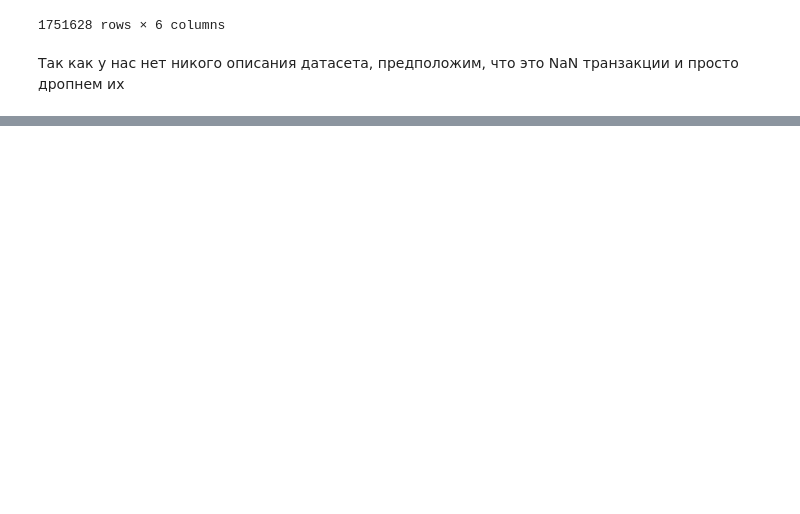
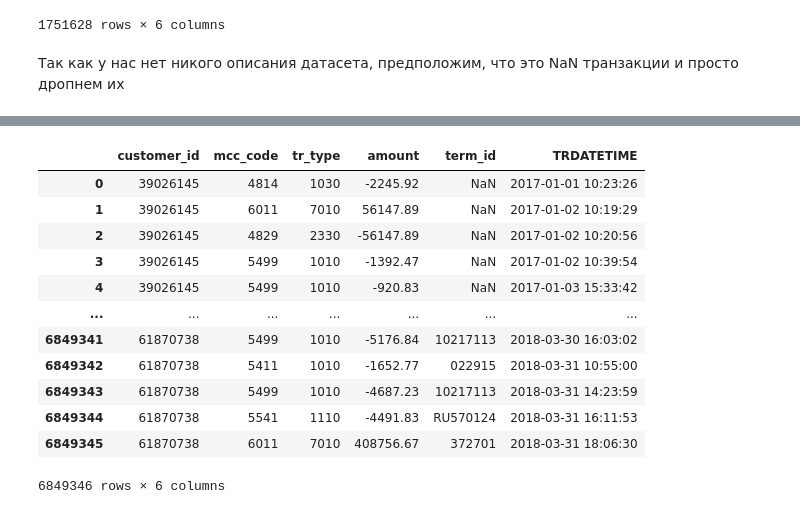
Before and after one commit to nokiroki/NLP-Transactions, a Jupyter notebook: notebooks/data_analysis.ipynb, the cells around one changed output, grey strips where cells are left out. Cells and saved outputs as stored; diff of their text form; code cells hidden in the pictures; blank space fills up the shorter version.

```diff
--- a/notebooks/data_analysis.ipynb
+++ b/notebooks/data_analysis.ipynb
@@ -108,0 +145,41 @@ df_transactions
+# %%
+def convert_to_daytime(series: pd.Series):
+    datetime_strange_format: str = series[0]
+    day, time = datetime_strange_format.split(' ')
+    day = int(day)
+    day += 1
+
+    if day <= 365:
+        year = '2017'
+    else:
+        day -= 365
+        year = '2018'
+    return f'{year}-{day} {time}'
+# %%
+df_transactions['TRDATETIME'] = \
+    df_transactions[['tr_datetime']].apply(
+        convert_to_daytime,
+        axis = 1
+    )
+df_transactions['TRDATETIME'] = pd.to_datetime(
+    df_transactions['TRDATETIME'],
+    format='%Y-%j %H:%M:%S'
+)
+
+df_transactions.drop(columns='tr_datetime', axis=1, inplace=True)
+# %%
+df_transactions
+# %% [output]
+|  | customer_id | mcc_code | tr_type | amount | term_id | TRDATETIME |
+| 0 | 39026145 | 4814 | 1030 | -2245.92 | NaN | 2017-01-01 10:23:26 |
+| 1 | 39026145 | 6011 | 7010 | 56147.89 | NaN | 2017-01-02 10:19:29 |
+| 2 | 39026145 | 4829 | 2330 | -56147.89 | NaN | 2017-01-02 10:20:56 |
+| 3 | 39026145 | 5499 | 1010 | -1392.47 | NaN | 2017-01-02 10:39:54 |
+| 4 | 39026145 | 5499 | 1010 | -920.83 | NaN | 2017-01-03 15:33:42 |
+| ... | ... | ... | ... | ... | ... | ... |
+| 6849341 | 61870738 | 5499 | 1010 | -5176.84 | 10217113 | 2018-03-30 16:03:02 |
+| 6849342 | 61870738 | 5411 | 1010 | -1652.77 | 022915 | 2018-03-31 10:55:00 |
+| 6849343 | 61870738 | 5499 | 1010 | -4687.23 | 10217113 | 2018-03-31 14:23:59 |
+| 6849344 | 61870738 | 5541 | 1110 | -4491.83 | RU570124 | 2018-03-31 16:11:53 |
+| 6849345 | 61870738 | 6011 | 7010 | 408756.67 | 372701 | 2018-03-31 18:06:30 |
+6849346 rows × 6 columns
```
Also changed, not shown: parts of 9 cells of this notebook.
